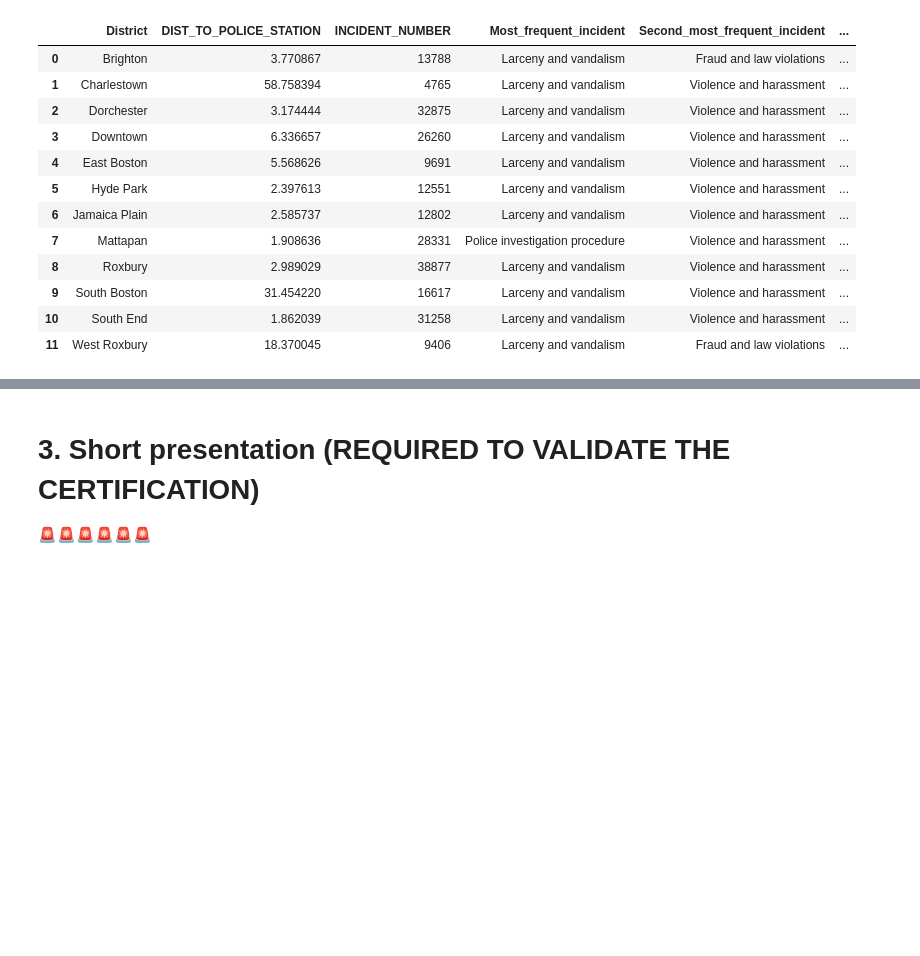
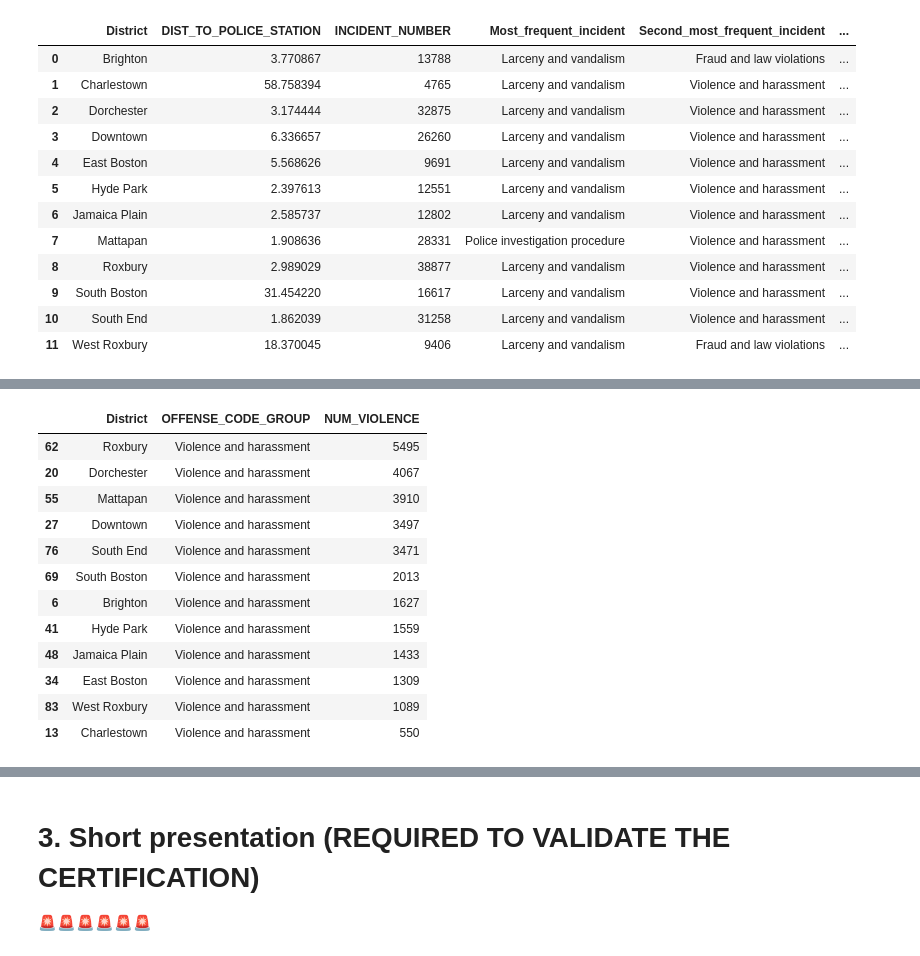
Before and after one commit to ClemenceK/data-certification-exam, a Jupyter notebook: decision_science/boston_crimes.ipynb, the cells around one changed output, grey strips where cells are left out. Drawn from its saved outputs; the diff is of its cells as text; code cells hidden in the pictures; blank space fills up the shorter version.

```diff
--- a/decision_science/boston_crimes.ipynb
+++ b/decision_science/boston_crimes.ipynb
@@ -822,0 +840,20 @@ ax.tick_params(which='major', labelsize=14)
+# %%
+violence = grouped[grouped.OFFENSE_CODE_GROUP=='Violence and harassment'].sort_values(by="INCIDENT_NUMBER", ascending=False)
+
+violence.rename(columns={'NAME':'District', 'INCIDENT_NUMBER':'NUM_VIOLENCE'}, inplace=True)
+
+violence
+# %% [output]
+|  | District | OFFENSE_CODE_GROUP | NUM_VIOLENCE |
+| 62 | Roxbury | Violence and harassment | 5495 |
+| 20 | Dorchester | Violence and harassment | 4067 |
+| 55 | Mattapan | Violence and harassment | 3910 |
+| 27 | Downtown | Violence and harassment | 3497 |
+| 76 | South End | Violence and harassment | 3471 |
+| 69 | South Boston | Violence and harassment | 2013 |
+| 6 | Brighton | Violence and harassment | 1627 |
+| 41 | Hyde Park | Violence and harassment | 1559 |
+| 48 | Jamaica Plain | Violence and harassment | 1433 |
+| 34 | East Boston | Violence and harassment | 1309 |
+| 83 | West Roxbury | Violence and harassment | 1089 |
+| 13 | Charlestown | Violence and harassment | 550 |
```
Also changed, not shown: parts of 3 cells of this notebook, 2 other files.
